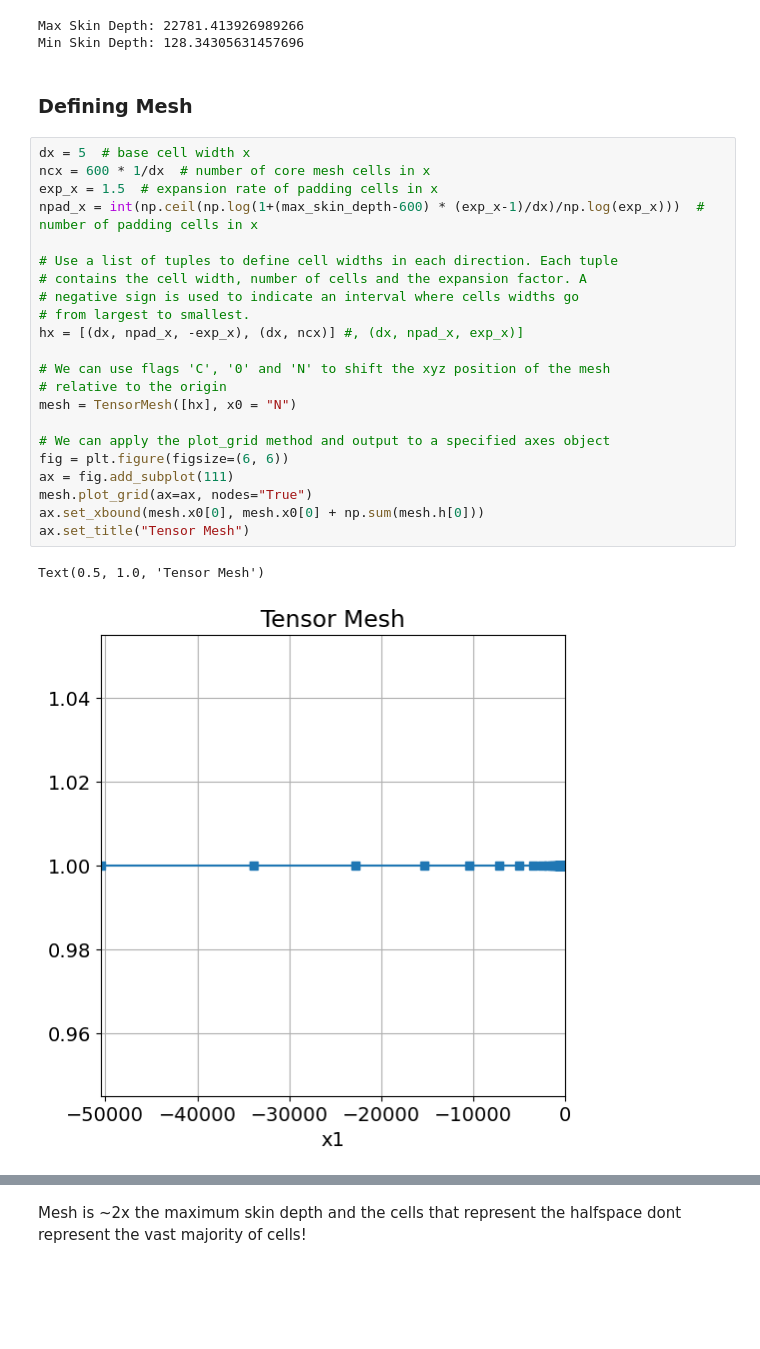
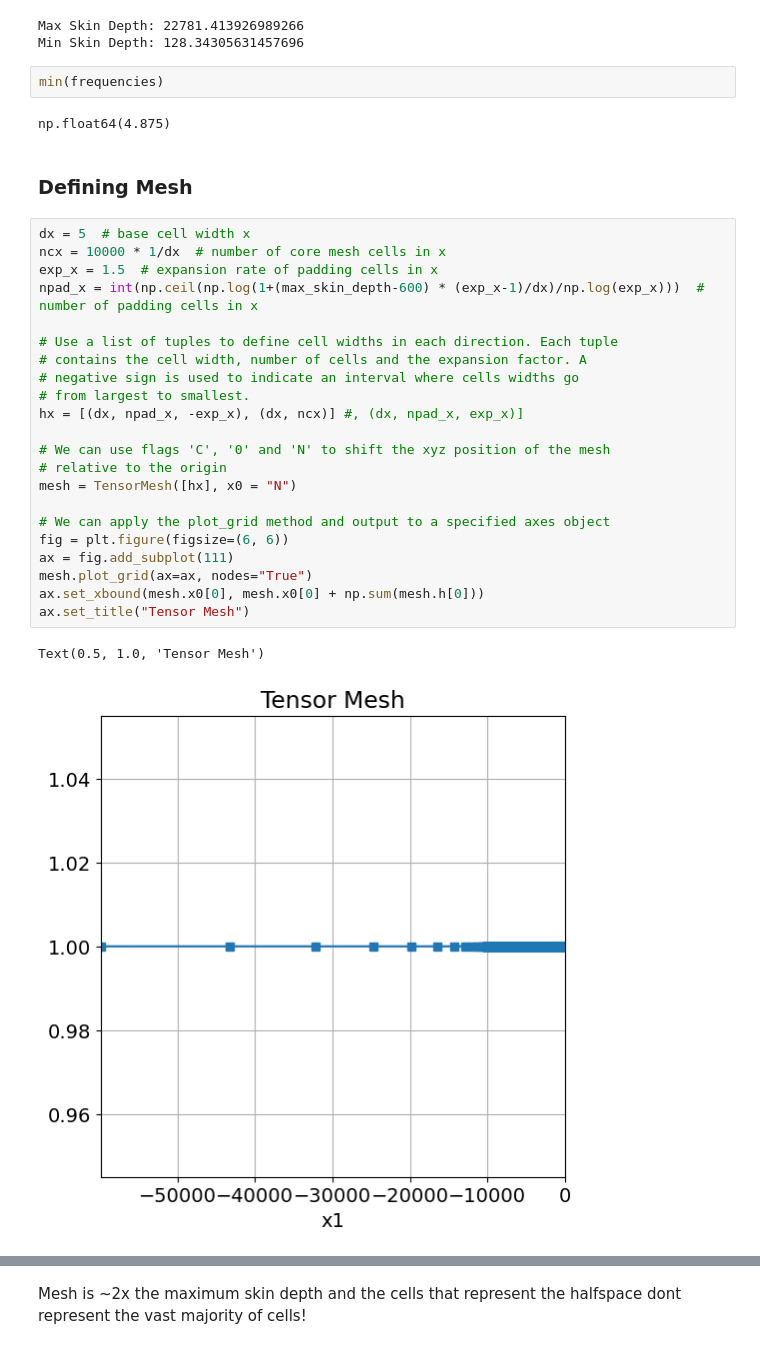
Before and after one commit to e-hdz130504/EOSC454-Inversion-Project-2026, a Jupyter notebook: 1D_AMT_ForwardModel.ipynb, the cells around one changed output, grey strips where cells are left out. Cells and saved outputs as stored; diff of their text form; blank space fills up the shorter version.

```diff
--- a/1D_AMT_ForwardModel.ipynb
+++ b/1D_AMT_ForwardModel.ipynb
@@ -71,33 +77,37 @@ print(f'Min Skin Depth: {min_skin_depth}')
 # %% [output]
 Max Skin Depth: 22781.413926989266
 Min Skin Depth: 128.34305631457696
+# %%
+min(frequencies)
+# %% [output]
+np.float64(4.875)
 # %% [markdown]
 ### Defining Mesh
 # %%
 dx = 5  # base cell width x
-ncx = 600 * 1/dx  # number of core mesh cells in x
+ncx = 10000 * 1/dx  # number of core mesh cells in x
 exp_x = 1.5  # expansion rate of padding cells in x
 npad_x = int(np.ceil(np.log(1+(max_skin_depth-600) * (exp_x-1)/dx)/np.log(exp_x)))  # number of padding cells in x
 
 # Use a list of tuples to define cell widths in each direction. Each tuple
 # contains the cell width, number of cells and the expansion factor. A
 # negative sign is used to indicate an interval where cells widths go
 # from largest to smallest.
 hx = [(dx, npad_x, -exp_x), (dx, ncx)] #, (dx, npad_x, exp_x)]
 
 # We can use flags 'C', '0' and 'N' to shift the xyz position of the mesh
 # relative to the origin
 mesh = TensorMesh([hx], x0 = "N")
 
 # We can apply the plot_grid method and output to a specified axes object
 fig = plt.figure(figsize=(6, 6))
 ax = fig.add_subplot(111)
 mesh.plot_grid(ax=ax, nodes="True")
 ax.set_xbound(mesh.x0[0], mesh.x0[0] + np.sum(mesh.h[0]))
 ax.set_title("Tensor Mesh")
 # %% [output]
 Text(0.5, 1.0, 'Tensor Mesh')
-[figure, old version]
+[figure, new version]
 # %%
 #Printing Mesh Values
 mesh
```
Also changed, not shown: parts of 7 cells of this notebook, 3 other files.
